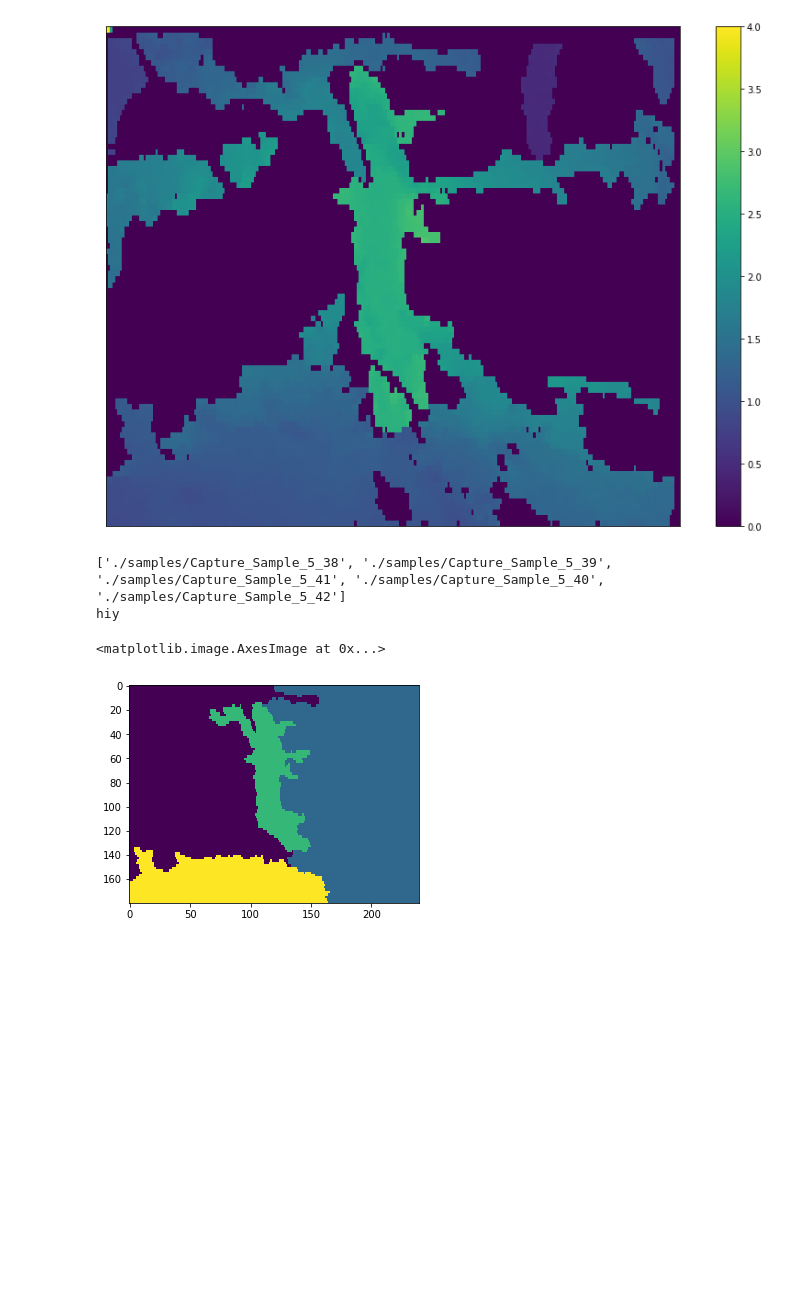
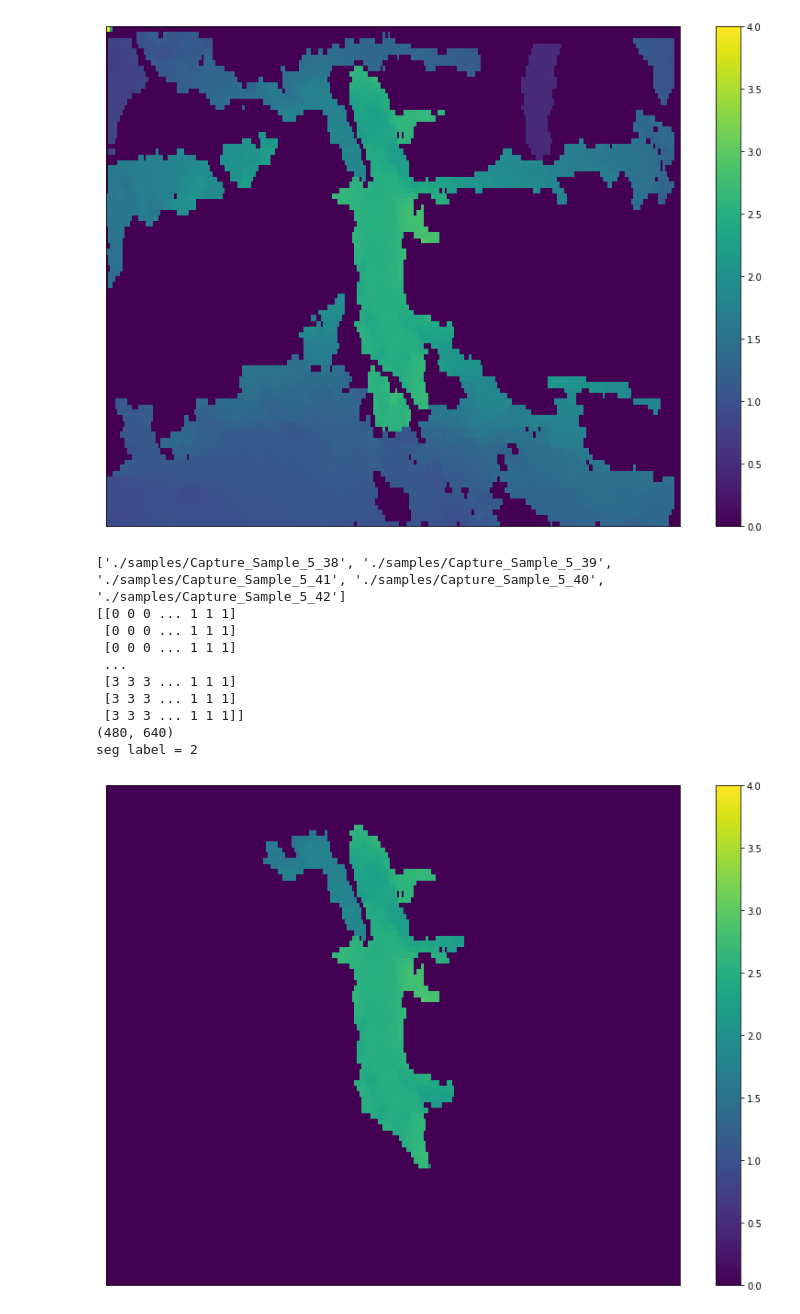
Before and after one commit to ameliaholcomb/trees, a Jupyter notebook: TreeProcessing/TreeProcessor.ipynb, the cells around one changed output. Drawn from its saved outputs; the diff is of its cells as text; code cells hidden in the pictures; blank space fills up the shorter version.

Commit message:
Now have depth estimation for occluded trees

```diff
--- a/TreeProcessing/TreeProcessor.ipynb
+++ b/TreeProcessing/TreeProcessor.ipynb
@@ -247,11 +245,6 @@ def get_depth_map(sample, capture, raw_data=True, seg_fun=None, seg_params=None)
     # Reshape to an image
     depth = np.reshape(depth, SHAPE)
 
-    # If requested, get the segmentation of the depth image
-    seg = None
-    if seg_fun != None:
-        seg = seg_fun(depth, seg_params)
-
     # Upsample
     depth = np.array(Image.fromarray(depth).resize(UPSAMPLE_SHAPE))
 
@@ -259,6 +252,12 @@ def get_depth_map(sample, capture, raw_data=True, seg_fun=None, seg_params=None)
                        (UPSAMPLE_SHAPE[0], UPSAMPLE_SHAPE[1])).T
     Y_ind = np.reshape(np.repeat(np.arange(UPSAMPLE_SHAPE[1]), UPSAMPLE_SHAPE[0]),
                        (UPSAMPLE_SHAPE[1], UPSAMPLE_SHAPE[0]))
+
+
+    # If requested, get the segmentation of the depth image
+    seg = None
+    if seg_fun != None:
+        seg = seg_fun(depth.astype(np.float64), seg_params)
 
     # Estimate X,Y position of each depth point
     X = (depth*(X_ind - CAMERA_PARAMS['U0'])/CAMERA_PARAMS['ALPH_X'])
@@ -272,7 +271,7 @@ def get_depth_map(sample, capture, raw_data=True, seg_fun=None, seg_params=None)
 def estimate_dbh_at_y(X, Y, depth, sample_height, seg=None, seg_label=None):
 
     # Indices in the unsegmented image
-    if seg == None:
+    if seg is None:
         sample_inds = np.argwhere(np.logical_and(depth[sample_height,:] >= MIN_DIST,
                                              depth[sample_height,:] <= MAX_DIST).astype(np.int))
     else:
@@ -485,27 +461,52 @@ plt.savefig('./Sample5DepthMap.png')
 # %%
 """
 Get depth map and segmentation
 """
 
 sample = 5
 capture = 3
 raw_data = True
 
 # Get the depth map and segmentation
-X, Y, depth, seg = get_depth_map(sample, capture, raw_data=raw_data,
+X, Y, depth, segments = get_depth_map(sample, capture, raw_data=raw_data,
                                  seg_fun=segment_slic, seg_params=seg_params)
 
+print(segments)
+print(segments.shape)
+
 # Choose the sample height by cheating
-sample_height = 90
+sample_height = 210
 
 # Choose the sample segmentation value by cheating
-seg_label = seg[seg.shape[0]/2,seg.shape[1]/2]
+seg_label = segments[int(segments.shape[0]/2),int(segments.shape[1]/2)]
+# seg_label = segments[80, 125]
+
+# slicer = segments[75:85,120:130]
 
 print('seg label = {}'.format(seg_label))
 
 # Extract the depth values along this segmentation
+label_args = segments == seg_label
+depth_seg = np.zeros_like(depth)
+
+depth_seg[label_args] = depth[label_args]
+
+fig, ax = plt.subplots(1, figsize=(14,10))
+imgout = ax.pcolormesh(depth_seg[::-1,:], vmin=0, vmax=4)
+ax.set_yticks([])
+ax.set_xticks([])
+plt.colorbar(imgout)
+
+plt.savefig('./Sample5DepthSegmented')
 # %% [output]
 ['./samples/Capture_Sample_5_38', './samples/Capture_Sample_5_39', './samples/Capture_Sample_5_41', './samples/Capture_Sample_5_40', './samples/Capture_Sample_5_42']
-hiy
+[[0 0 0 ... 1 1 1]
+ [0 0 0 ... 1 1 1]
+ [0 0 0 ... 1 1 1]
+ ...
+ [3 3 3 ... 1 1 1]
+ [3 3 3 ... 1 1 1]
+ [3 3 3 ... 1 1 1]]
+(480, 640)
+seg label = 2
-<matplotlib.image.AxesImage at 0x...>
-[figure, old version]
+[figure, new version]
```
Also changed, not shown: parts of 13 cells of this notebook, 7 other files.
